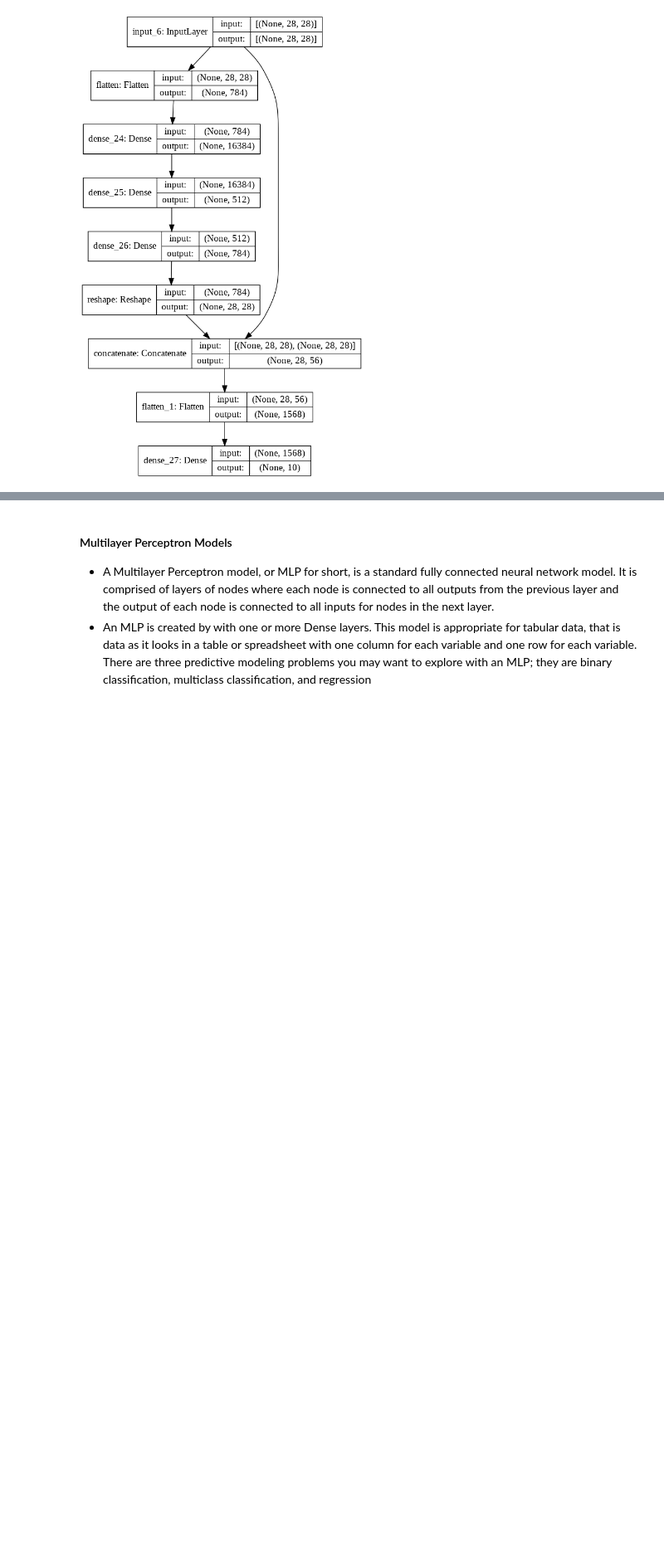
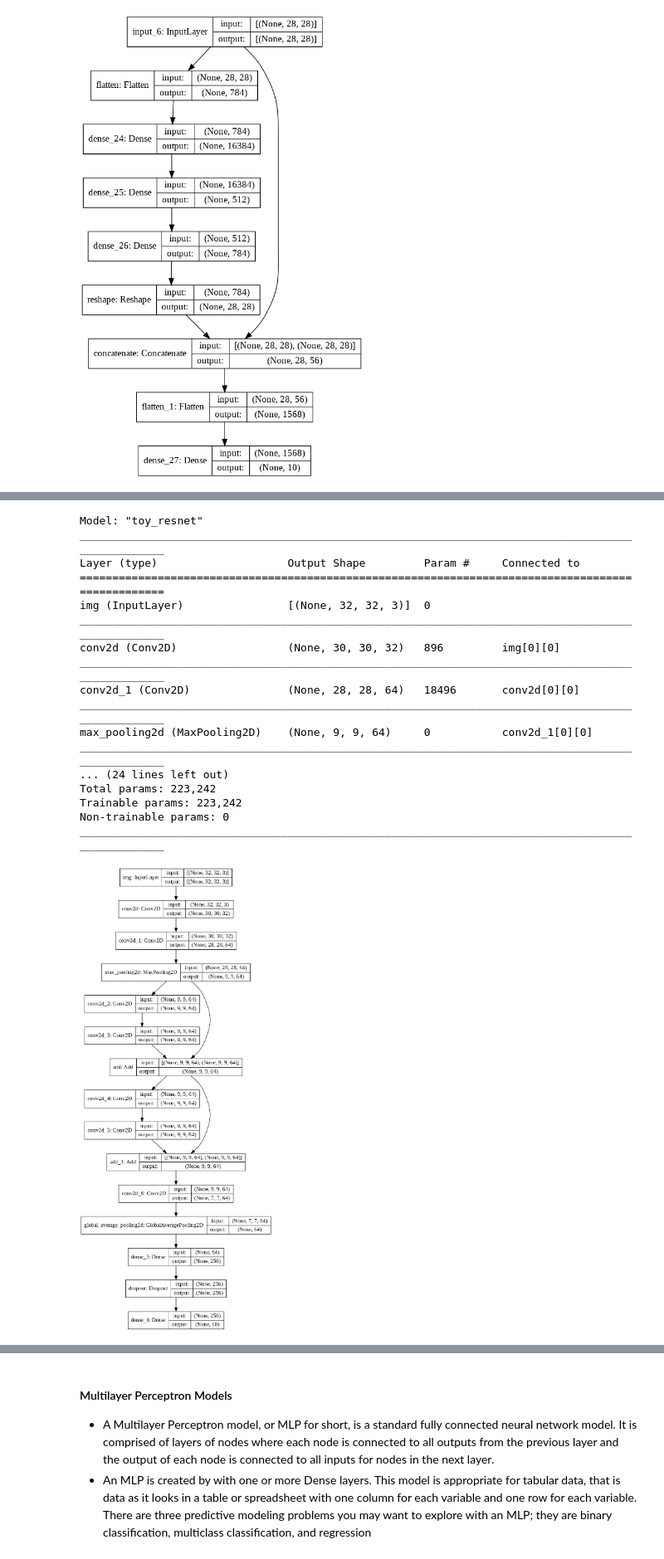
Before and after one commit to sandhyaparna/Python-DataScience-CookBook, a Jupyter notebook: Tensorflow.ipynb, the cells around one changed output, grey strips where cells are left out. Shown at 83% size. Cells and saved outputs as stored; diff of their text form; code cells hidden in the pictures; blank space fills up the shorter version.

```diff
--- a/Tensorflow.ipynb
+++ b/Tensorflow.ipynb
@@ -241,0 +269,46 @@ ________________________________________________________________________________
+# %%
+### Example of non-linear connectivity topologies - these are models with layers that are not connected sequentially
+
+inputs = tf.keras.Input(shape=(32, 32, 3), name="img")
+x = tf.keras.layers.Conv2D(32, 3, activation="relu")(inputs)
+x = tf.keras.layers.Conv2D(64, 3, activation="relu")(x)
+block_1_output = tf.keras.layers.MaxPooling2D(3)(x)
+
+x = tf.keras.layers.Conv2D(64, 3, activation="relu", padding="same")(block_1_output)
+x = tf.keras.layers.Conv2D(64, 3, activation="relu", padding="same")(x)
+block_2_output = tf.keras.layers.add([x, block_1_output])
+
+x = tf.keras.layers.Conv2D(64, 3, activation="relu", padding="same")(block_2_output)
+x = tf.keras.layers.Conv2D(64, 3, activation="relu", padding="same")(x)
+block_3_output = tf.keras.layers.add([x, block_2_output])
+
+x = tf.keras.layers.Conv2D(64, 3, activation="relu")(block_3_output)
+x = tf.keras.layers.GlobalAveragePooling2D()(x)
+x = tf.keras.layers.Dense(256, activation="relu")(x)
+x = tf.keras.layers.Dropout(0.5)(x)
+outputs = tf.keras.layers.Dense(10)(x)
+
+model = tf.keras.Model(inputs, outputs, name="toy_resnet")
+model.summary()
+
+# summarize the model
+plot_model(model, 'model.png', show_shapes=True)
+# %% [output]
+Model: "toy_resnet"
+__________________________________________________________________________________________________
+Layer (type)                    Output Shape         Param #     Connected to
+==================================================================================================
+img (InputLayer)                [(None, 32, 32, 3)]  0
+__________________________________________________________________________________________________
+conv2d (Conv2D)                 (None, 30, 30, 32)   896         img[0][0]
+__________________________________________________________________________________________________
+conv2d_1 (Conv2D)               (None, 28, 28, 64)   18496       conv2d[0][0]
+__________________________________________________________________________________________________
+max_pooling2d (MaxPooling2D)    (None, 9, 9, 64)     0           conv2d_1[0][0]
+__________________________________________________________________________________________________
+... (24 lines left out)
+Total params: 223,242
+Trainable params: 223,242
+Non-trainable params: 0
+__________________________________________________________________________________________________
+[figure, added]
```
Also changed, not shown: parts of 22 cells of this notebook.
